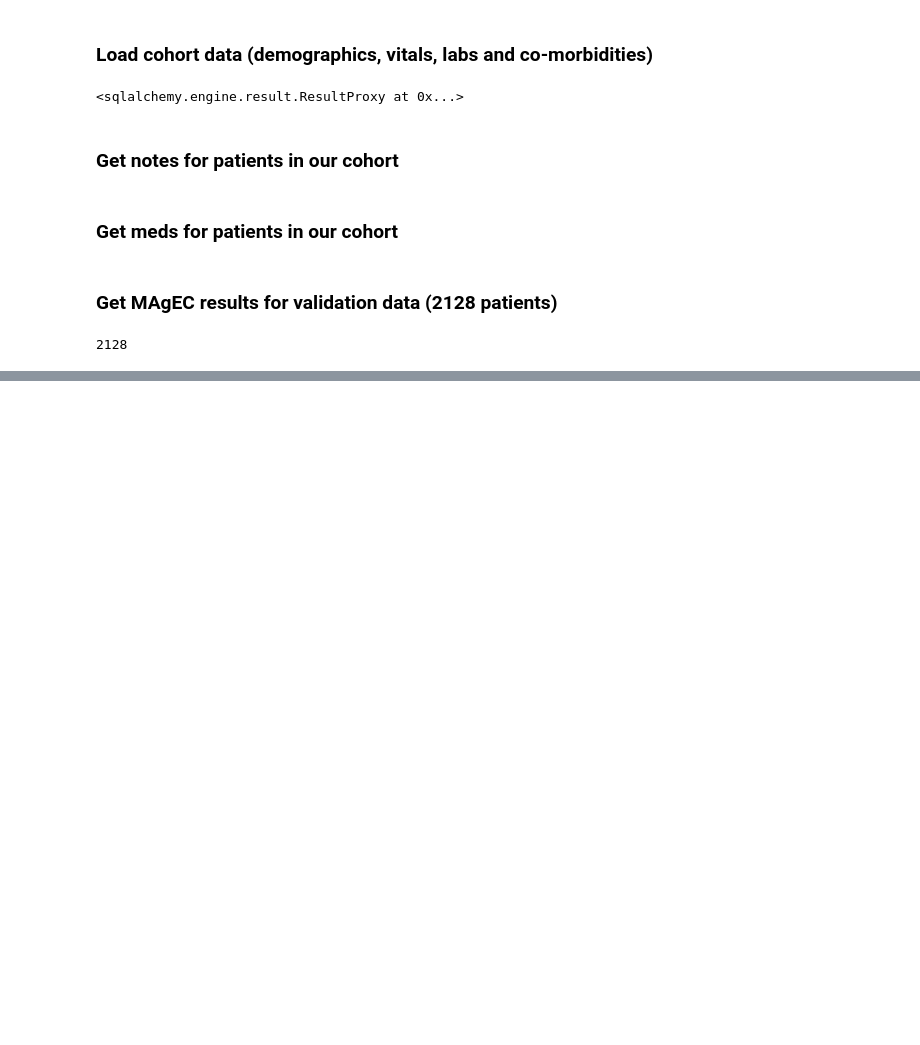
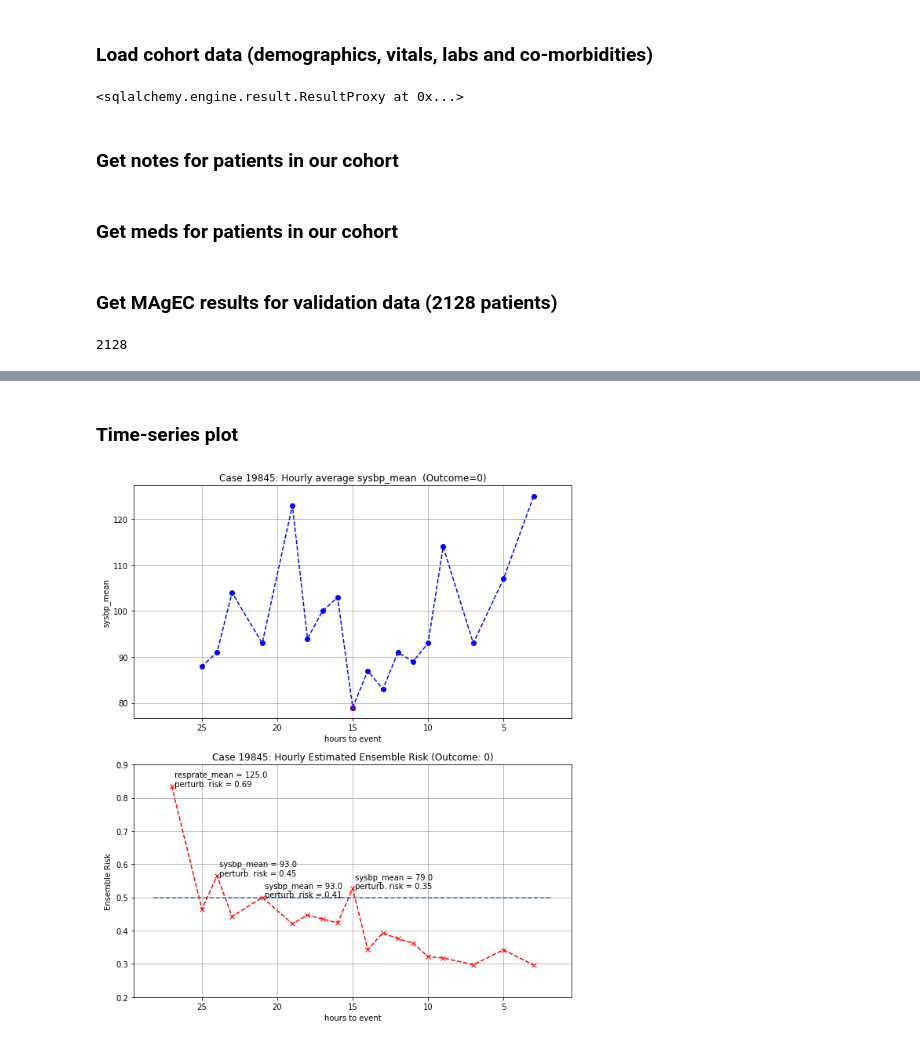
Before and after one commit to gstef80/MAgEC, a Jupyter notebook: MIMIC_ANNO.ipynb, the cells around one changed output, grey strips where cells are left out. Drawn from its saved outputs; the diff is of its cells as text; code cells hidden in the pictures; blank space fills up the shorter version.

Commit message:
New example for paper (time series plot)

```diff
--- a/MIMIC_ANNO.ipynb
+++ b/MIMIC_ANNO.ipynb
@@ -54,6 +57,7 @@ df_ml = mimic.get_ml_data(df)
 # Data featurized as time-series
 df_time = mimic.get_ml_series_data(df)
 
-_, x_validation, stsc, _, xst_validation, _, Y_validation = mimic.train_valid_ml(df_ml, include_valid='case_users.npy')
+_, x_validation, stsc, _, xst_validation, _, Y_validation = mimic.train_valid_ml(df_ml,
+                                                                                 include_valid='case_users.npy')
 
-stsc2, _, df_series_valid, _, _, xt_valid, Yt_valid = mimic.train_valid_series(df_time, Y_validation)
+stsc2, series_means, _, df_series_valid, _, _, xt_valid, Yt_valid = mimic.train_valid_series(df_time, Y_validation)
@@ -96,0 +163,4 @@ joined.case.nunique()
+# %%
+prob_cols = [c for c in joined.columns if c.startswith('perturb')]
+# %%
+joined[['best_feat', 'new_risk']] = joined.apply(lambda x: best_feature(x, prob_cols), axis=1)
@@ -96,0 +233,8 @@ joined.case.nunique()
+# %% [markdown]
+### Time-series plot
+# %%
+index = 14075
+case = 19845
+mimic.feat_plot(joined, df_cohort, index)
+# %% [output]
+[figure, added]
```
Also changed, not shown: parts of 26 cells of this notebook, 1 other file.
